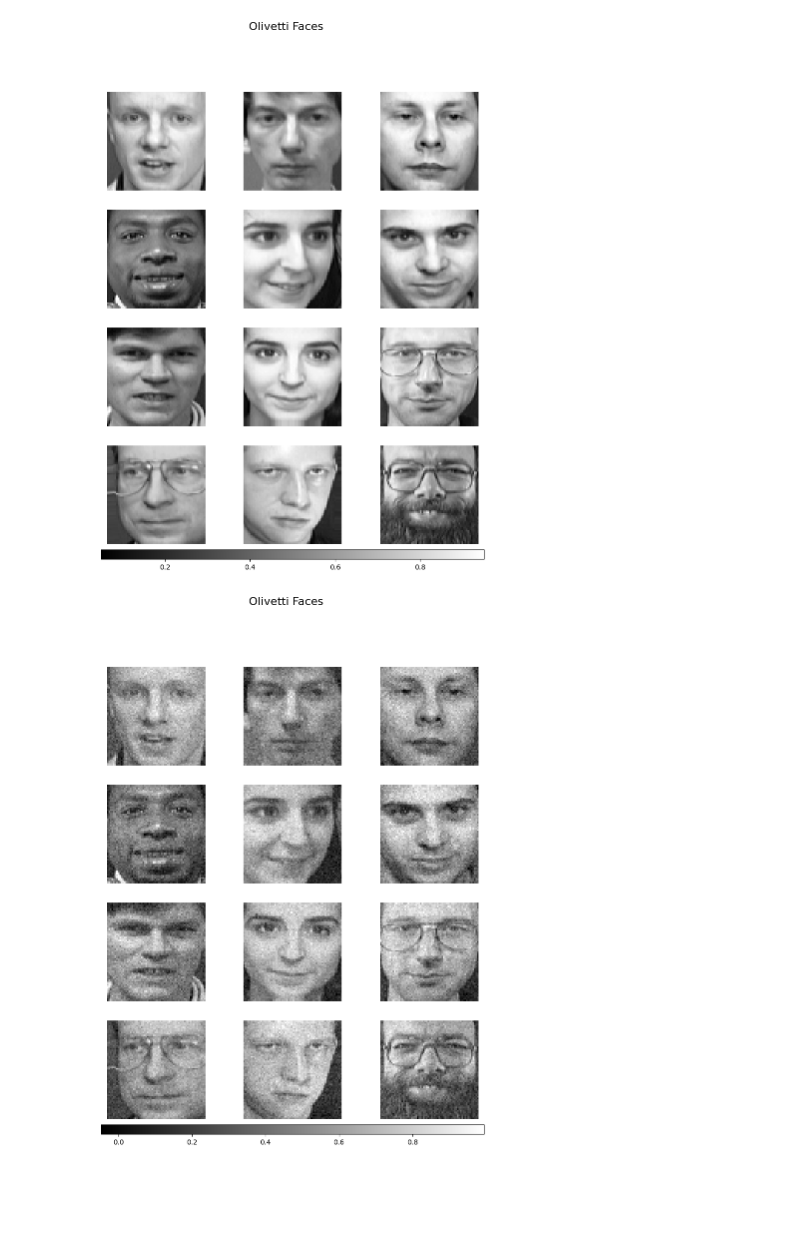
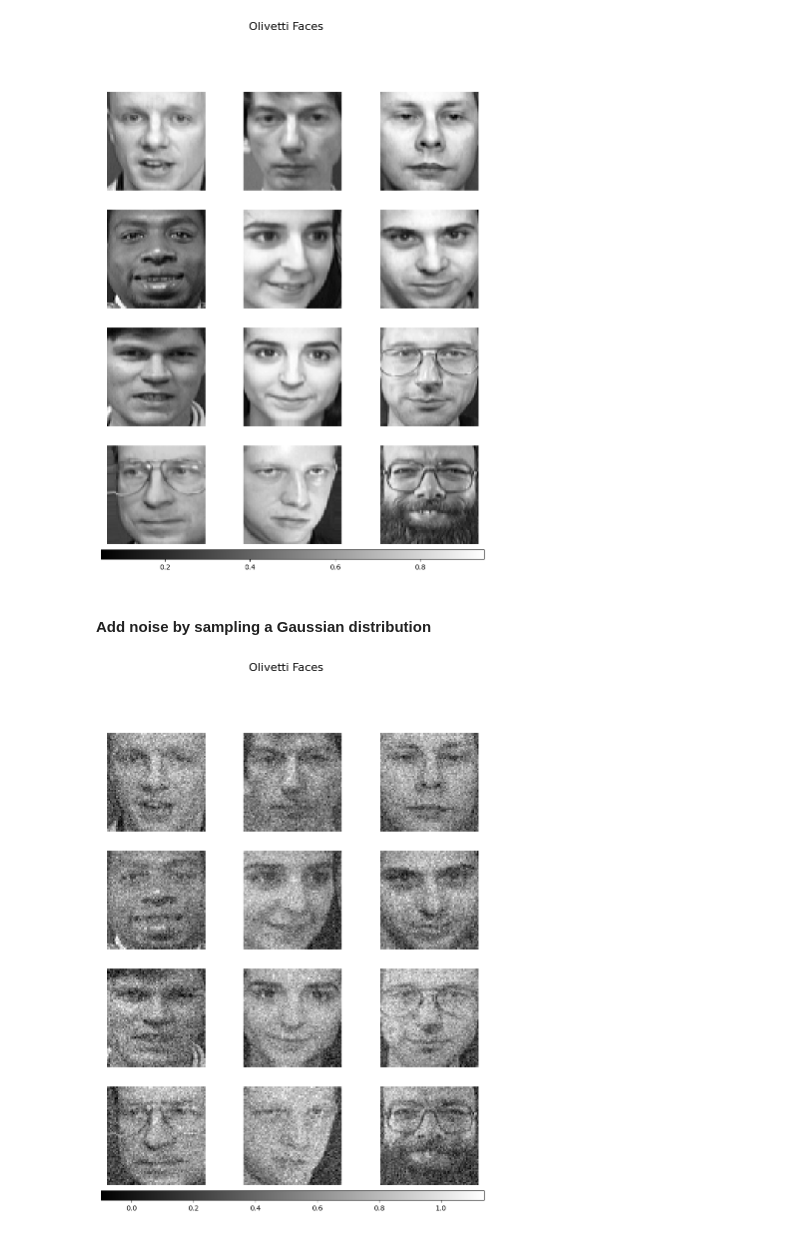
Before and after one commit to ale66/learn-datascience, a Jupyter notebook: week-1/python_modules/random.ipynb, the cells around one changed output. Cells and saved outputs as stored; diff of their text form; code cells hidden in the pictures; blank space fills up the shorter version.

Commit message:
Minor updates to Olivetti plots.

```diff
--- a/week-1/python_modules/random.ipynb
+++ b/week-1/python_modules/random.ipynb
@@ -82,10 +86,7 @@ image = None
 fig, axes = plt.subplots(nrows=4, ncols=3, figsize=(10, 14))
 
 for ax, img in zip(axes.flat, olivetti_images):
-    v_max = max(img.max(), -img.min())
     image = ax.imshow(img, cmap="gray")
-    fig.set_constrained_layout_pads(w_pad=0.01, h_pad=0.02, hspace=0, wspace=0)
-    fig.set_edgecolor("black")
     fig.suptitle("Olivetti Faces", size=16)
     ax.axis("off")
 
@@ -94,23 +95,22 @@ if image is not None:
 plt.show()
 # %% [output]
 [figure]
+# %% [markdown]
+#### Add noise by sampling a Gaussian distribution
 # %%
-mean = 0.0
-std = 0.05
+MEAN = 0.0
+STD = 0.1
 
 fig, axes = plt.subplots(nrows=4, ncols=3, figsize=(10, 14))
 
 for ax, img in zip(axes.flat, olivetti_images):
-    v_max = max(img.max(), -img.min())
-    image = img + np.random.normal(loc=mean, scale=std, size=(64, 64))
+    image = img + np.random.normal(loc=MEAN, scale=STD, size=(64, 64))
     image = ax.imshow(image, cmap="gray")
-    fig.set_constrained_layout_pads(w_pad=0.01, h_pad=0.02, hspace=0, wspace=0)
-    fig.set_edgecolor("black")
     fig.suptitle("Olivetti Faces", size=16)
     ax.axis("off")
 
 if image is not None:
     fig.colorbar(image, ax=axes, orientation="horizontal", shrink=0.99, aspect=40, pad=0.01)
 plt.show()
 # %% [output]
-[figure, old version]
+[figure, new version]
```
Also changed, not shown: parts of 2 cells of this notebook.
